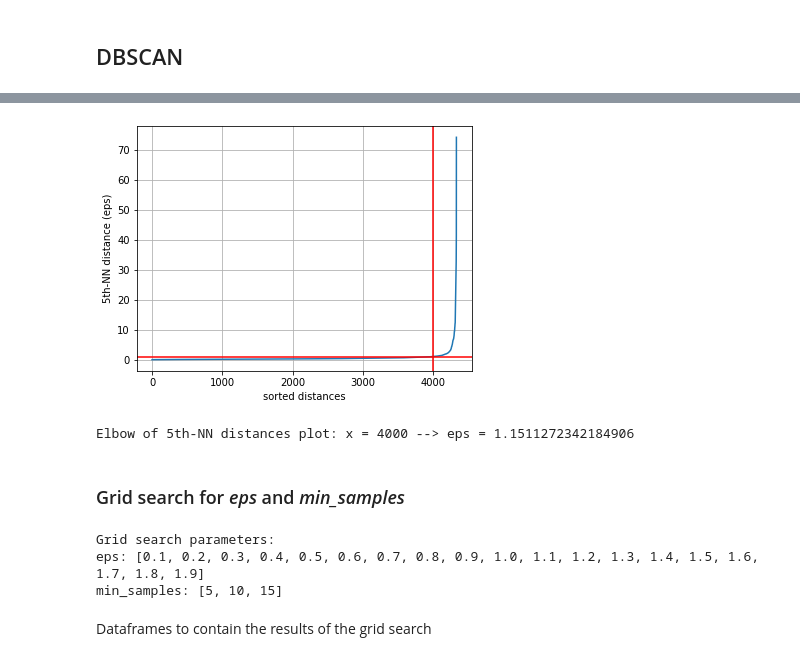
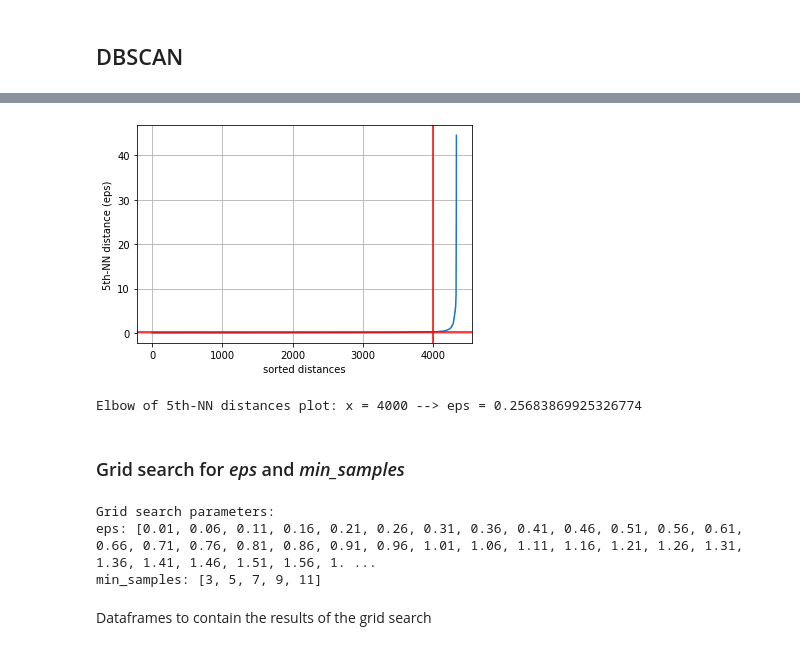
Before and after one commit to AlexPasqua/DM-project, a Jupyter notebook: DBSCAN.ipynb, the cells around one changed output, grey strips where cells are left out. Saved outputs shown, nothing was run; the diff lists cells and outputs as text; code cells hidden in the pictures.

```diff
--- a/DBSCAN.ipynb
+++ b/DBSCAN.ipynb
@@ -18,0 +16,3 @@ df.head()
+# %%
+df_reduct = df[['TProd', 'MeanProdOrder', 'MeanSaleOrder', 'MeanPSale']]
+df_reduct.info()
@@ -39,8 +51,8 @@ df.boxplot(list(df.columns), figsize=(15,15), fontsize=20, rot=90)
 # standard normalization: remove mean and scale to unit variance
 from sklearn.preprocessing import StandardScaler
 scaler = StandardScaler()
-df_norm = scaler.fit_transform(df.values)
-df_norm = pd.DataFrame(df_norm, columns=df.columns)
+df_norm = scaler.fit_transform(df_reduct.values)
+df_norm = pd.DataFrame(df_norm, columns=df_reduct.columns)
 # %%
 df_norm.describe()
 # %% [output]
@@ -81,4 +89,4 @@ Number of NON-classified (noisy) data points: 538
 # %%
 from scipy.spatial.distance import pdist, squareform
-dist = pdist(df_norm, 'euclidean') #pair wise distance
+dist = pdist(X=df_norm, metric='euclidean')  #pair-wise distance: how every record is far from all others
 dist = squareform(dist) #distance matrix given the vector dist
@@ -114,18 +104,18 @@ del kthd
 # %%
-plt.figure(num=1, figsize=(6,4.5))
+plt.figure(num=1)
 plt.plot(range(0, len(kth_distances)), sorted(kth_distances))
 plt.ylabel(f'{k}th-NN distance (eps)')
 plt.xlabel('sorted distances')
 plt.tick_params(axis='both', which='major')
 plt.grid()
 elb = 4000
 plt.axvline(x=elb, color='red', linestyle='-')
 plt.axhline(y=sorted(kth_distances)[elb], color='red', linestyle='-')
 plt.show()
 print(f"Elbow of {k}th-NN distances plot: x = {elb} --> eps = {sorted(kth_distances)[elb]}")
 # %% [output]
-[figure, old version]
+[figure, new version]
-Elbow of 5th-NN distances plot: x = 4000 --> eps = 1.1511272342184906
+Elbow of 5th-NN distances plot: x = 4000 --> eps = 0.25683869925326774
 # %% [markdown]
 ### Grid search for _eps_ and <i>min_samples</i>
 # %%
@@ -158,16 +147,16 @@ def get_metrics(eps, ms, dataset, iter_):
     return noise_mean_distance, number_of_clusters
 # %%
 # Lists for the params to test in the grid search
-gs_eps_list = [round(eps,1) for eps in np.arange(0.1, 2, 0.1)]
-gs_ms_list = range(5, 20, 5)
+gs_eps_list = [round(eps, 2) for eps in np.arange(0.01, 5, 0.05)]
+gs_ms_list = range(3, 12, 2)
 
 print("Grid search parameters:")
 print("eps:", gs_eps_list)
 print("min_samples:", list(gs_ms_list))
 # %% [output]
 Grid search parameters:
-eps: [0.1, 0.2, 0.3, 0.4, 0.5, 0.6, 0.7, 0.8, 0.9, 1.0, 1.1, 1.2, 1.3, 1.4, 1.5, 1.6, 1.7, 1.8, 1.9]
-min_samples: [5, 10, 15]
+eps: [0.01, 0.06, 0.11, 0.16, 0.21, 0.26, 0.31, 0.36, 0.41, 0.46, 0.51, 0.56, 0.61, 0.66, 0.71, 0.76, 0.81, 0.86, 0.91, 0.96, 1.01, 1.06, 1.11, 1.16, 1.21, 1.26, 1.31, 1.36, 1.41, 1.46, 1.51, 1.56, 1. ...
+min_samples: [3, 5, 7, 9, 11]
 # %% [markdown]
 Dataframes to contain the results of the grid search
 # %%
```
Also changed, not shown: parts of 19 cells of this notebook.
